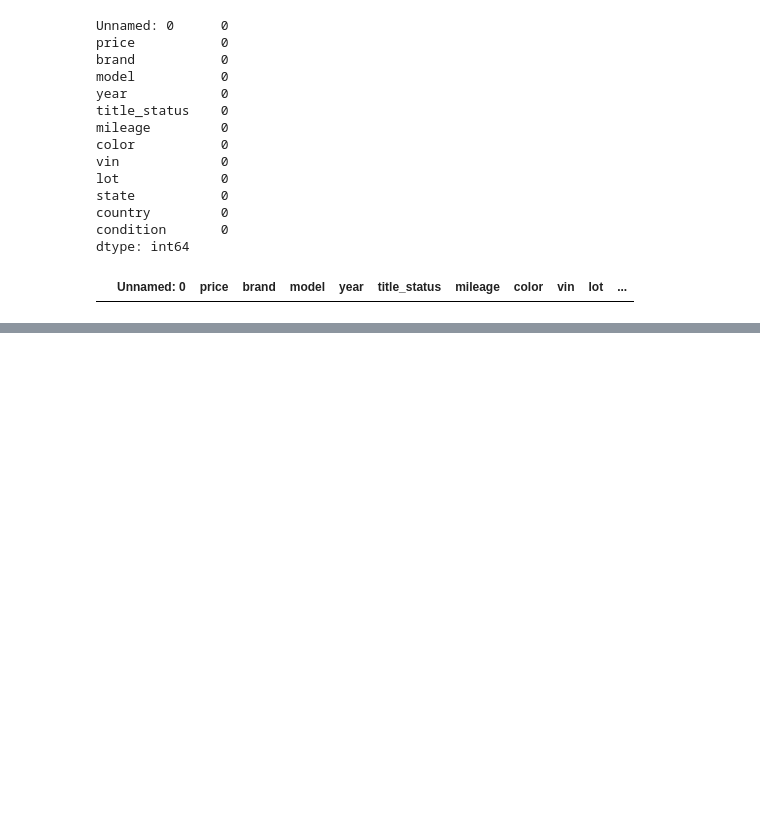
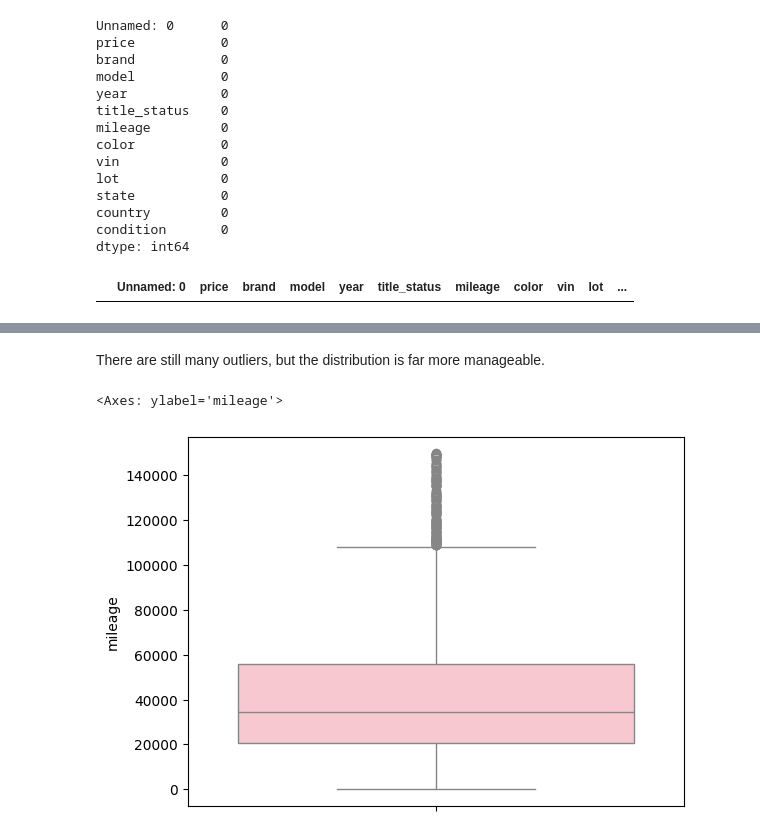
Before and after one commit to masonnicoletti/Car-Analysis-Project, a Jupyter notebook: eda.ipynb, the cells around one changed output, grey strips where cells are left out. Saved outputs shown, nothing was run; the diff lists cells and outputs as text; code cells hidden in the pictures; blank space fills up the shorter version.

```diff
--- a/eda.ipynb
+++ b/eda.ipynb
@@ -69,0 +117,12 @@ plt.show()
+# %% [markdown]
+There are still many outliers, but the distribution is far more manageable.
+# %%
+# Create a data set that is even more condensed based on mileage
+mileage_max2 = 150000
+cars3 = cars[cars['mileage'] <= mileage_max2]
+
+# Recreate the boxplot with an even smaller mileage cutoff
+sns.boxplot(cars3['mileage'], fill=True, color='pink')
+# %% [output]
+<Axes: ylabel='mileage'>
+[figure, added]
```
Also changed, not shown: parts of 22 cells of this notebook, 1 other file.
